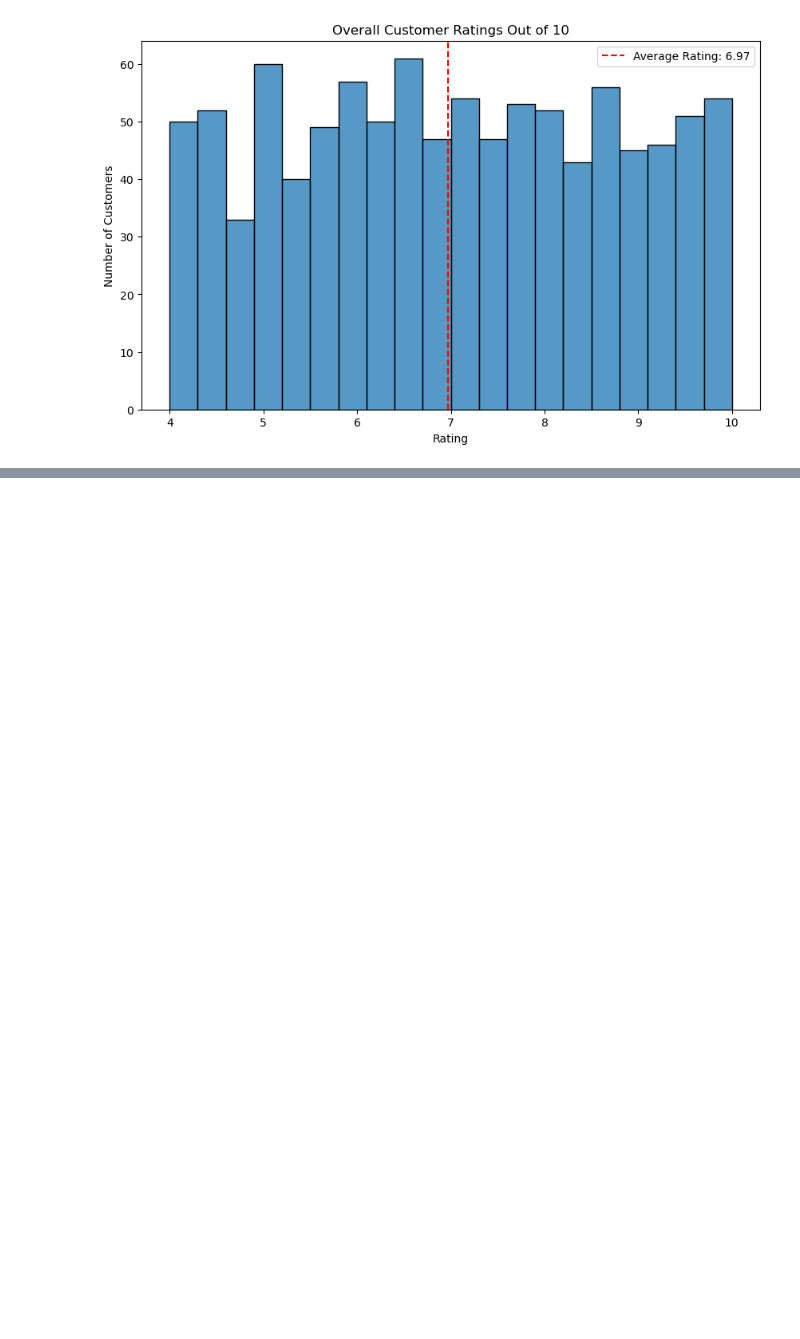
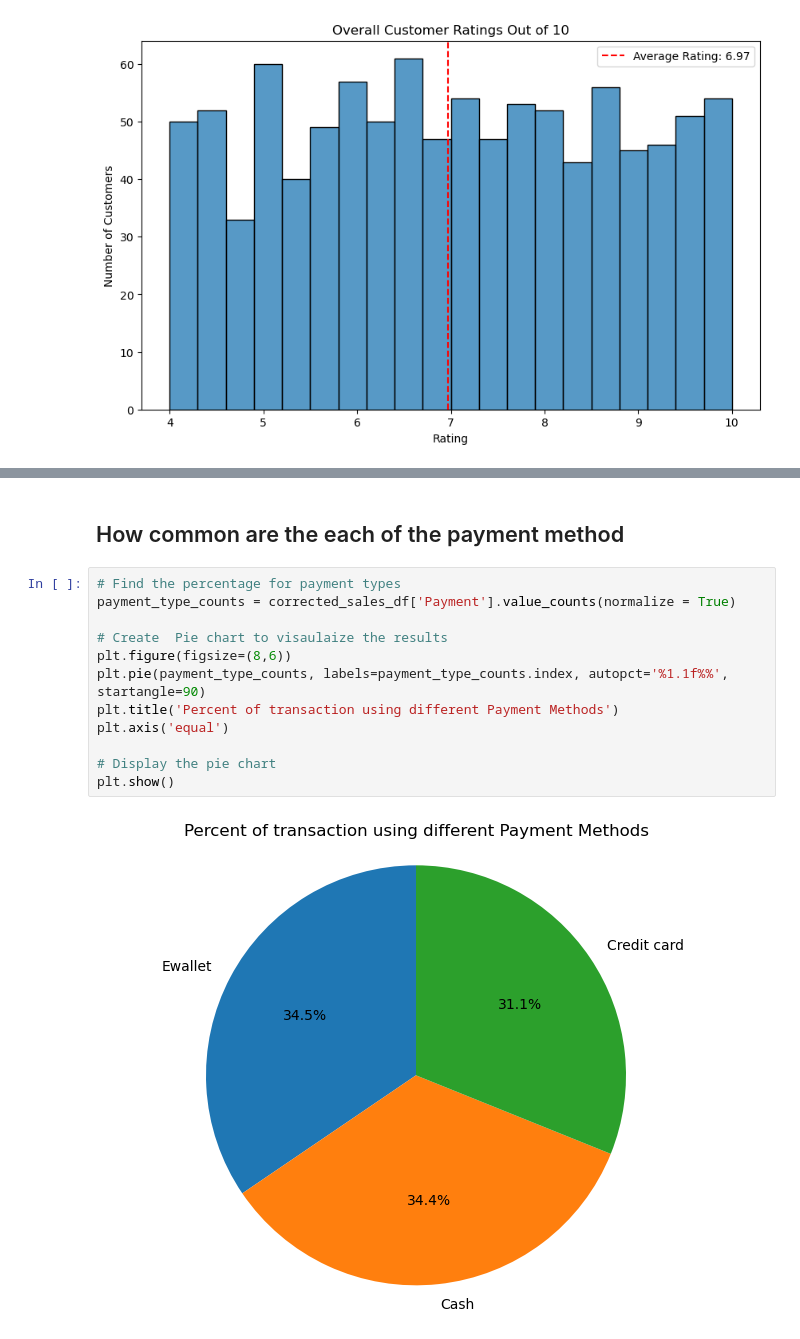
Before and after one commit to San2magar/Super_Market_Sales-Analysis, a Jupyter notebook: Super_MarketSale_Analysis.ipynb, the cells around one changed output, grey strips where cells are left out. Drawn from its saved outputs; the diff is of its cells as text; blank space fills up the shorter version.

```diff
--- a/Super_MarketSale_Analysis.ipynb
+++ b/Super_MarketSale_Analysis.ipynb
@@ -238,0 +326,16 @@ plt.show()
+# %% [markdown]
+## How common are the each of the payment method
+# %%
+# Find the percentage for payment types
+payment_type_counts = corrected_sales_df['Payment'].value_counts(normalize = True)
+
+# Create  Pie chart to visaulaize the results
+plt.figure(figsize=(8,6))
+plt.pie(payment_type_counts, labels=payment_type_counts.index, autopct='%1.1f%%', startangle=90)
+plt.title('Percent of transaction using different Payment Methods')
+plt.axis('equal')
+
+# Display the pie chart
+plt.show()
+# %% [output]
+[figure, added]
```
Also changed, not shown: parts of 9 cells of this notebook.
